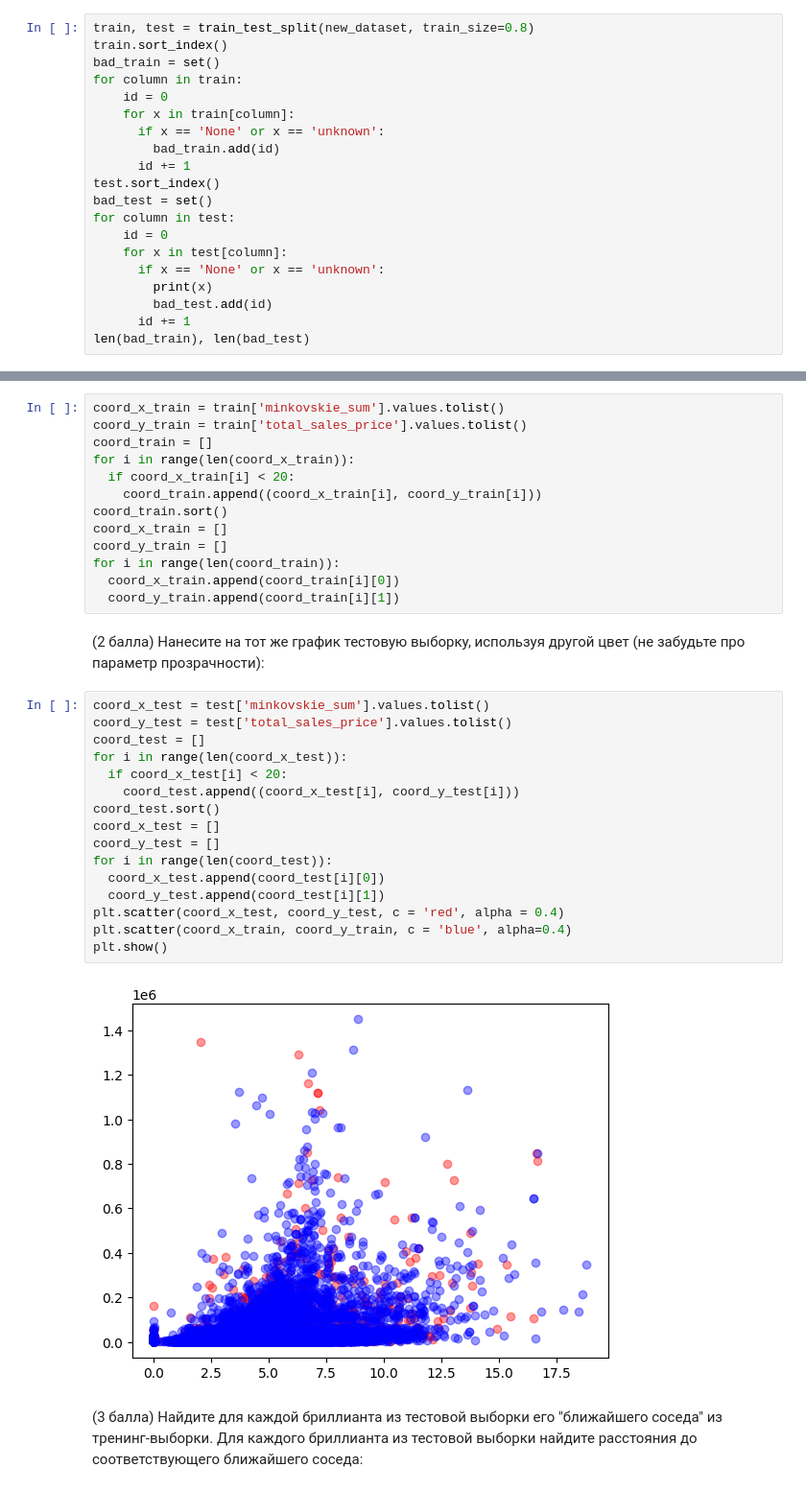
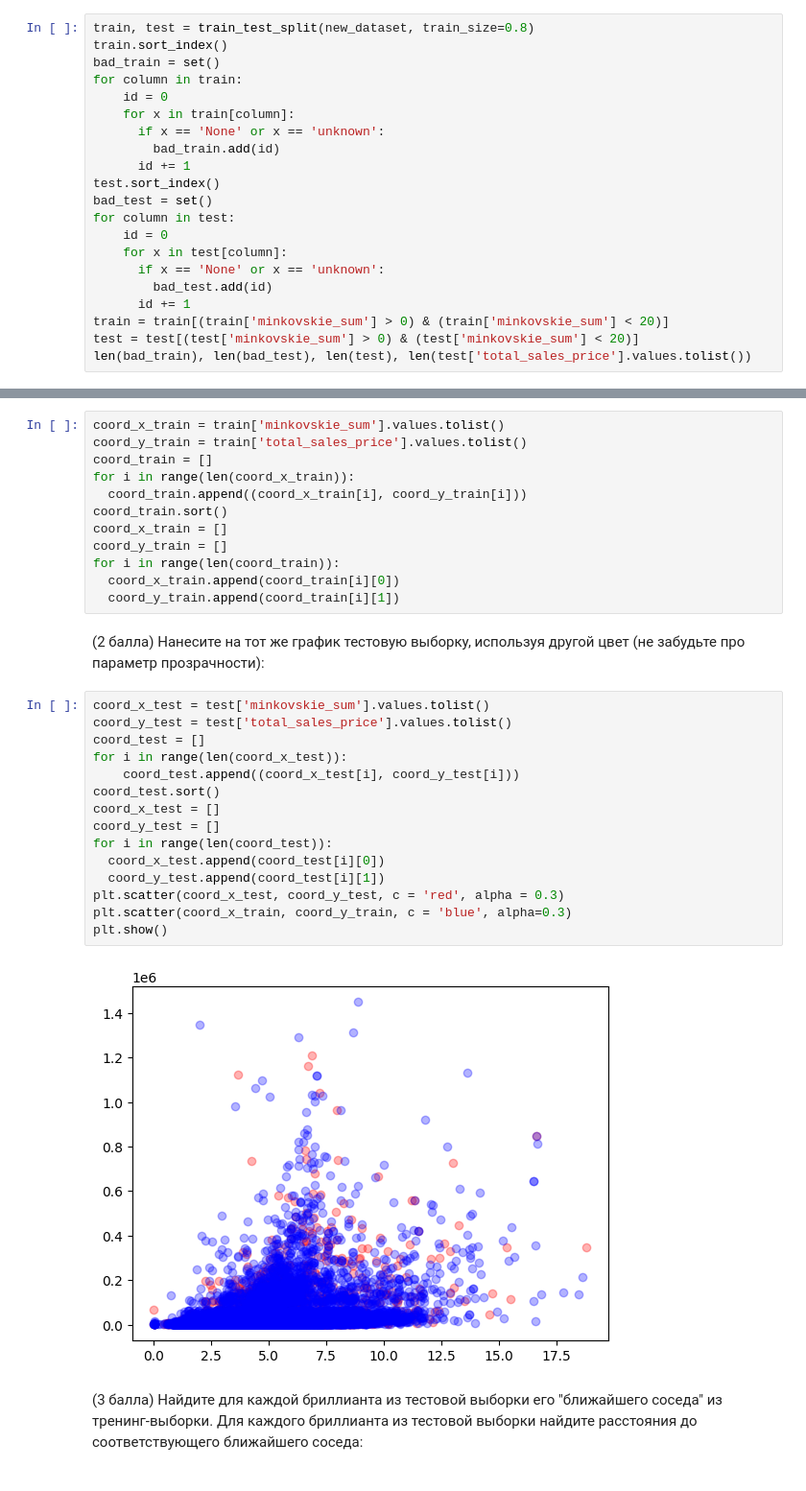
Before and after one commit to mrkustik1985/python, a Jupyter notebook: lab_work.ipynb, the cells around one changed output, grey strips where cells are left out. Shown at 96% size. Drawn from its saved outputs; the diff is of its cells as text.

```diff
--- a/lab_work.ipynb
+++ b/lab_work.ipynb
@@ -585,8 +585,9 @@ for column in test:
     id = 0
     for x in test[column]:
       if x == 'None' or x == 'unknown':
-        print(x)
         bad_test.add(id)
       id += 1
-len(bad_train), len(bad_test)
+train = train[(train['minkovskie_sum'] > 0) & (train['minkovskie_sum'] < 20)]
+test = test[(test['minkovskie_sum'] > 0) & (test['minkovskie_sum'] < 20)]
+len(bad_train), len(bad_test), len(test), len(test['total_sales_price'].values.tolist())
 # %% [output]
@@ -637,8 +638,7 @@ coord_x_train = train['minkovskie_sum'].values.tolist()
 coord_y_train = train['total_sales_price'].values.tolist()
 coord_train = []
 for i in range(len(coord_x_train)):
-  if coord_x_train[i] < 20:
-    coord_train.append((coord_x_train[i], coord_y_train[i]))
+  coord_train.append((coord_x_train[i], coord_y_train[i]))
 coord_train.sort()
 coord_x_train = []
 coord_y_train = []
@@ -650,21 +650,20 @@ for i in range(len(coord_train)):
 # %%
 coord_x_test = test['minkovskie_sum'].values.tolist()
 coord_y_test = test['total_sales_price'].values.tolist()
 coord_test = []
 for i in range(len(coord_x_test)):
-  if coord_x_test[i] < 20:
     coord_test.append((coord_x_test[i], coord_y_test[i]))
 coord_test.sort()
 coord_x_test = []
 coord_y_test = []
 for i in range(len(coord_test)):
   coord_x_test.append(coord_test[i][0])
   coord_y_test.append(coord_test[i][1])
-plt.scatter(coord_x_test, coord_y_test, c = 'red', alpha = 0.4)
-plt.scatter(coord_x_train, coord_y_train, c = 'blue', alpha=0.4)
+plt.scatter(coord_x_test, coord_y_test, c = 'red', alpha = 0.3)
+plt.scatter(coord_x_train, coord_y_train, c = 'blue', alpha=0.3)
 plt.show()
 # %% [output]
-[figure, old version]
+[figure, new version]
 # %% [markdown]
 (3 балла) Найдите для каждой бриллианта из тестовой выборки его "ближайшего соседа" из тренинг-выборки. Для каждого бриллианта из тестовой выборки найдите расстояния до соответствующего ближайшего соседа:
 # %%
```
Also changed, not shown: parts of 10 cells of this notebook.
